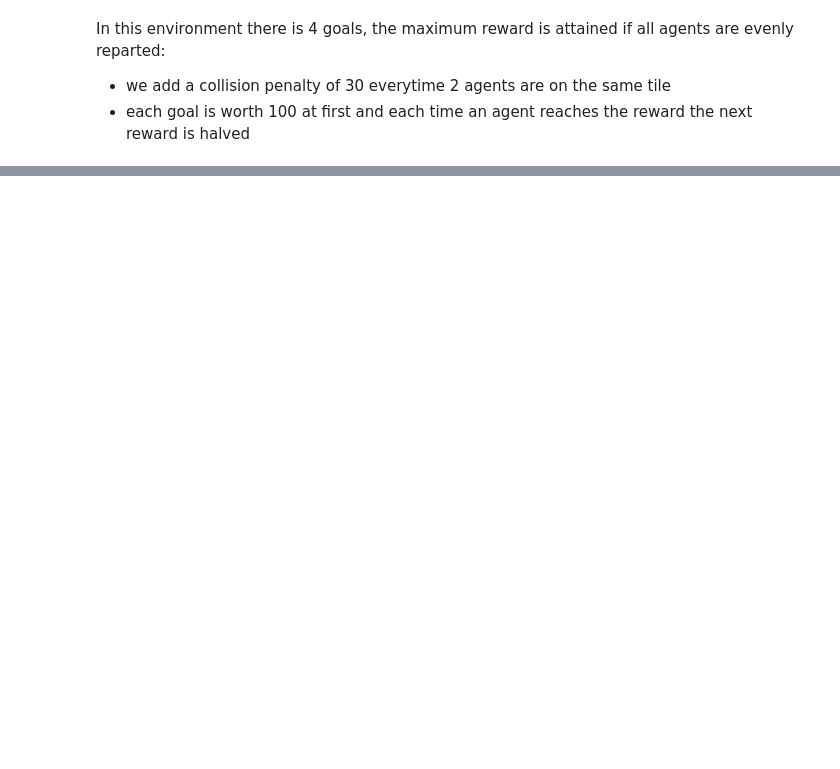
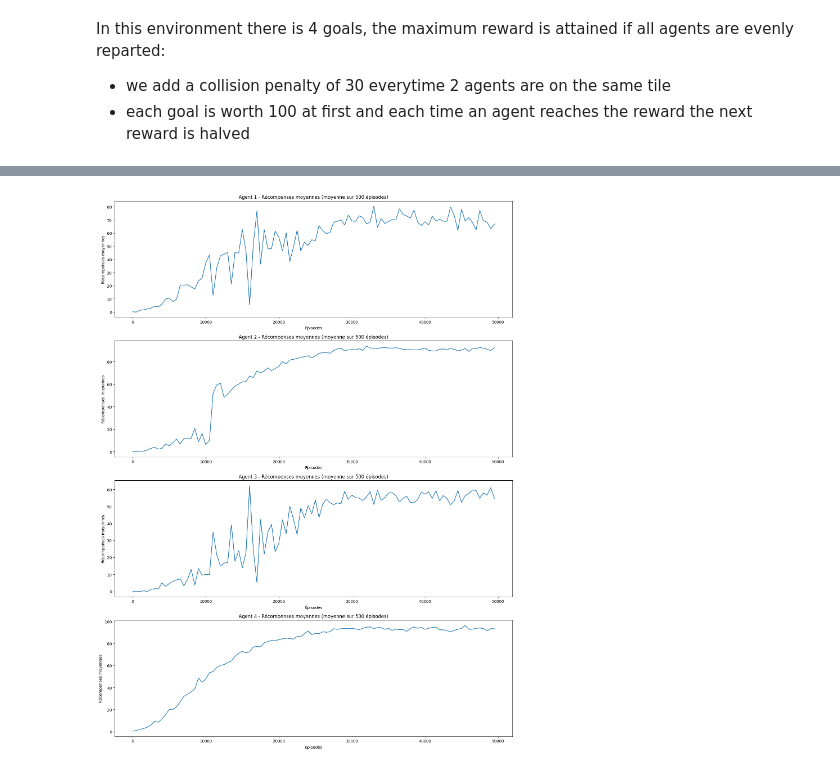
Before and after one commit to edabier/MARL-project, a Jupyter notebook: rendu_final/main.ipynb, the cells around one changed output, grey strips where cells are left out. Saved outputs shown, nothing was run; the diff lists cells and outputs as text; code cells hidden in the pictures; blank space fills up the shorter version.

```diff
--- a/rendu_final/main.ipynb
+++ b/rendu_final/main.ipynb
@@ -109,7 +38,7 @@ env_params={"num_agents":n_agents,
                 "hole_prob":0.3,
                 "seed":25,
                 "collaboration_bonus":0,
-                "collision_penalty":30}
+                "collision_penalty":0}
 env=FrozenLake4goals(**env_params)
 env.render()
 # %% [output]
@@ -126,18 +55,21 @@ In this environment there is 4 goals, the maximum reward is attained if all agen
 - we add a collision penalty of 30 everytime 2 agents are on the same tile
 - each goal is worth 100 at first and each time an agent reaches the reward the next reward is halved
 # %%
+env.reset()
 iql_params = {
+            "n_agents": n_agents,
             "learning_rate": 0.3,           # How quickly the agent incorporates new information (alpha)
             "discount_factor": 0.99,        # How much future rewards are valued (gamma)
             "exploration_rate": 1.0,        # Initial exploration rate (epsilon)
             "min_exploration_rate": 0.05,   # Minimum exploration rate
-            "exploration_decay": 0.999,     # How quickly exploration decreases
+            "exploration_decay": 0.9999,     # How quickly exploration decreases
         }
 ##train params
-max_episodes=10000
-max_steps=200
+max_episodes=100000
+max_steps=150
 
 iql = IndependentQLearning(env,**iql_params)
-results = iql.train(episodes=max_episodes, max_steps=max_steps,verbose=True)
+results_iql = iql.train(episodes=max_episodes, max_steps=max_steps,verbose=True)
 print("\nPolitiques indépendantes apprises:")
 iql.render_policy()
+# utils.save_agent(iql,'iql',env_info=env_params)
@@ -143,0 +103,4 @@ iql.render_policy()
+# %%
+utils.plot_results(iql,results_iql,windows=500)
+# %% [output]
+[figure, added]
```
Also changed, not shown: parts of 8 cells of this notebook.
